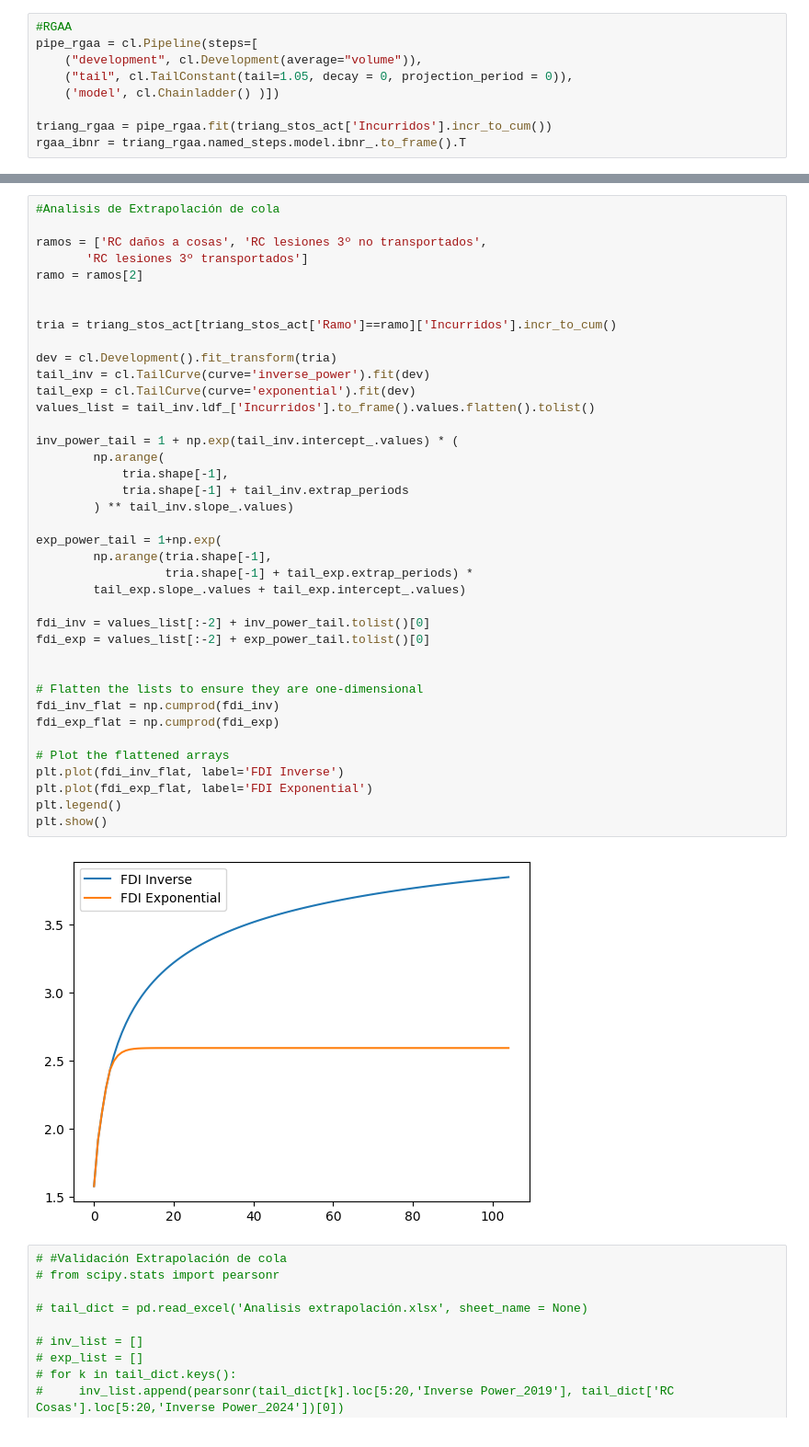
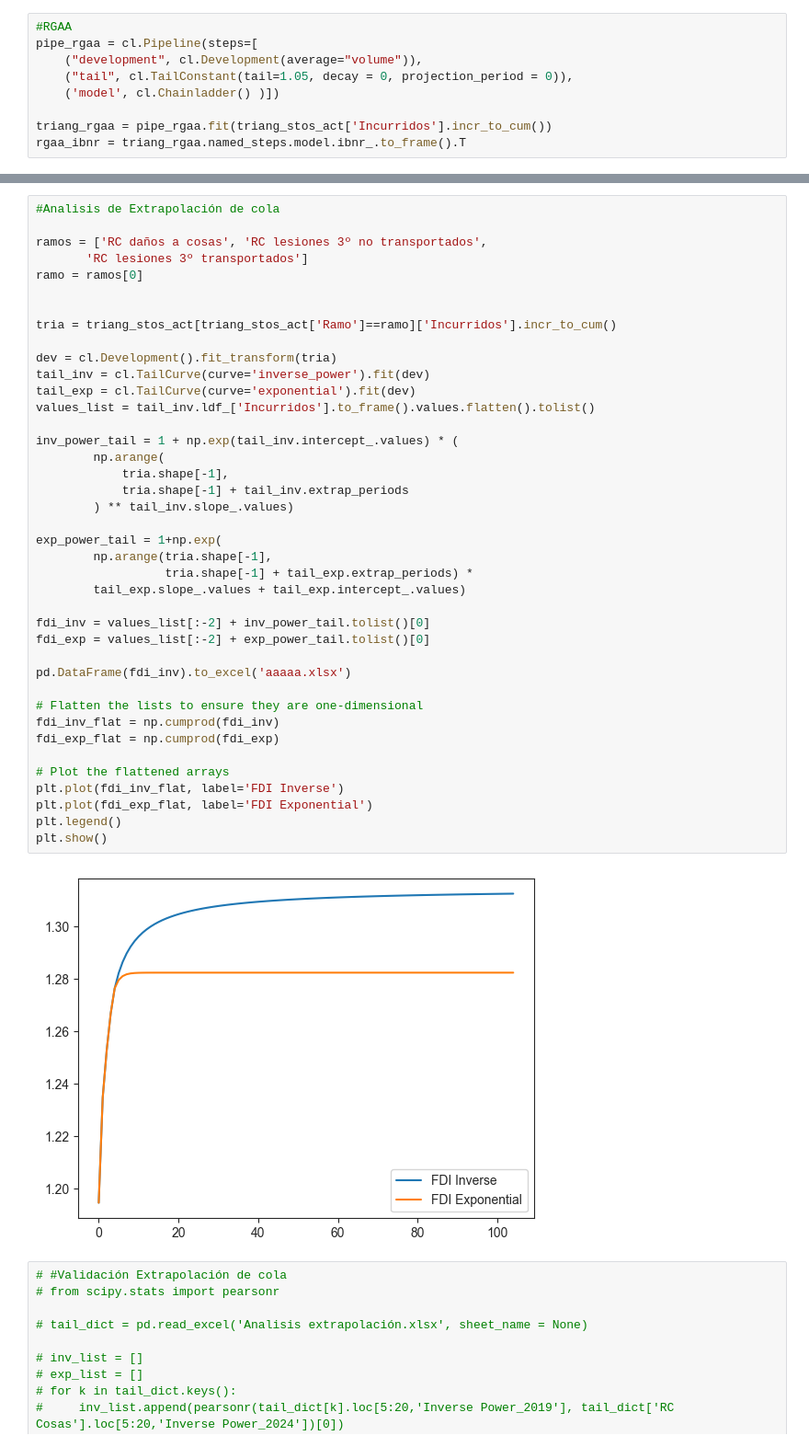
Before and after one commit to AlexDBurs/IBNR-NIIF-17, a Jupyter notebook: ibnr_main.ipynb, the cells around one changed output, grey strips where cells are left out. Shown at 92% size. Cells and saved outputs as stored; diff of their text form.

```diff
--- a/ibnr_main.ipynb
+++ b/ibnr_main.ipynb
@@ -130,7 +129,7 @@ rgaa_ibnr = triang_rgaa.named_steps.model.ibnr_.to_frame().T
 
 ramos = ['RC daños a cosas', 'RC lesiones 3º no transportados',
        'RC lesiones 3º transportados']
-ramo = ramos[2]
+ramo = ramos[0]
 
 
 tria = triang_stos_act[triang_stos_act['Ramo']==ramo]['Incurridos'].incr_to_cum()
@@ -138,34 +137,35 @@ tria = triang_stos_act[triang_stos_act['Ramo']==ramo]['Incurridos'].incr_to_cum(
 dev = cl.Development().fit_transform(tria)
 tail_inv = cl.TailCurve(curve='inverse_power').fit(dev)
 tail_exp = cl.TailCurve(curve='exponential').fit(dev)
 values_list = tail_inv.ldf_['Incurridos'].to_frame().values.flatten().tolist()
 
 inv_power_tail = 1 + np.exp(tail_inv.intercept_.values) * (
         np.arange(
             tria.shape[-1],
             tria.shape[-1] + tail_inv.extrap_periods
         ) ** tail_inv.slope_.values)
 
 exp_power_tail = 1+np.exp(
         np.arange(tria.shape[-1],
                   tria.shape[-1] + tail_exp.extrap_periods) *
         tail_exp.slope_.values + tail_exp.intercept_.values)
 
 fdi_inv = values_list[:-2] + inv_power_tail.tolist()[0]
 fdi_exp = values_list[:-2] + exp_power_tail.tolist()[0]
 
+pd.DataFrame(fdi_inv).to_excel('aaaaa.xlsx')
 
 # Flatten the lists to ensure they are one-dimensional
 fdi_inv_flat = np.cumprod(fdi_inv)
 fdi_exp_flat = np.cumprod(fdi_exp)
 
 # Plot the flattened arrays
 plt.plot(fdi_inv_flat, label='FDI Inverse')
 plt.plot(fdi_exp_flat, label='FDI Exponential')
 plt.legend()
 plt.show()
 # %% [output]
-[figure, old version]
+[figure, new version]
 # %%
 # #Validación Extrapolación de cola
 # from scipy.stats import pearsonr
```
Also changed, not shown: parts of 10 cells of this notebook, 31 other files.
